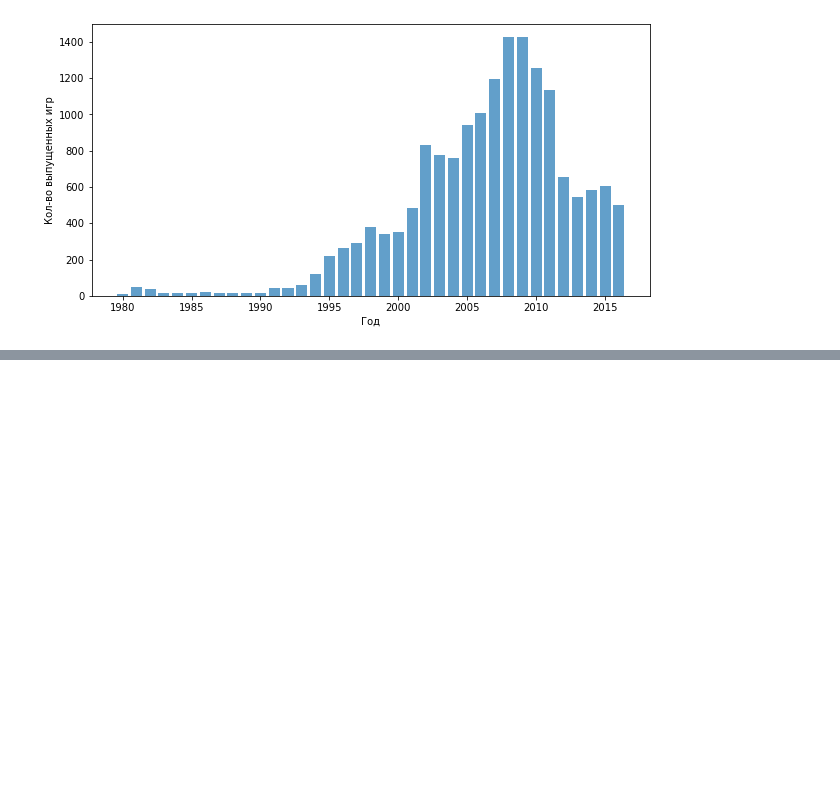
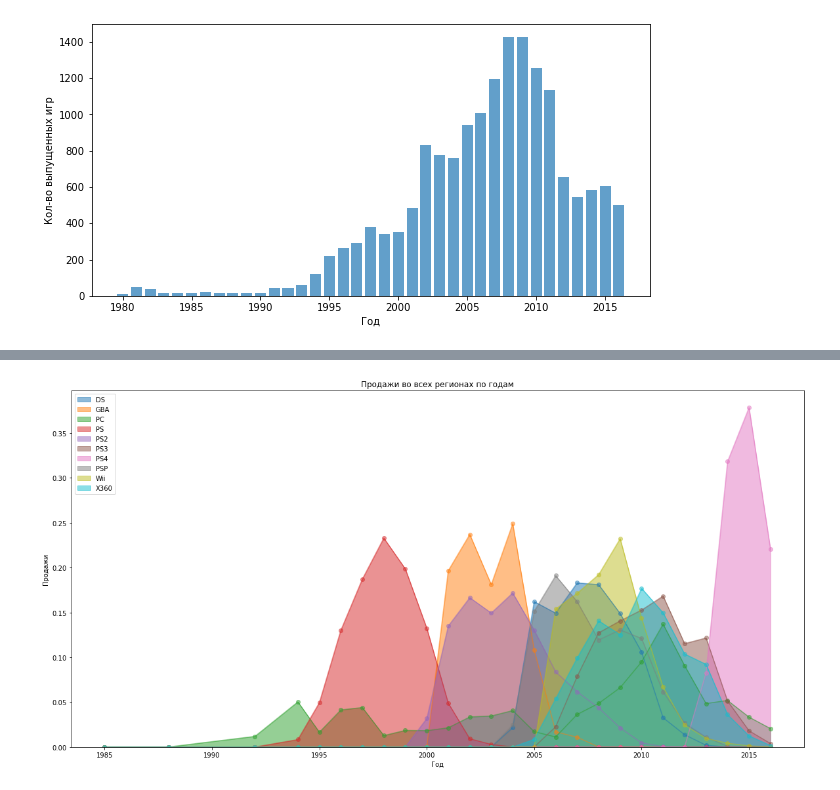
Before and after one commit to fomichev-a-d/yandex_practicum_projects, a Jupyter notebook: gamedev/games.ipynb, the cells around one changed output, grey strips where cells are left out. Cells and saved outputs as stored; diff of their text form; code cells hidden in the pictures; blank space fills up the shorter version.

```diff
--- a/gamedev/games.ipynb
+++ b/gamedev/games.ipynb
@@ -152,0 +139,15 @@ plt.show()
+# %%
+each_platform_pivot_by_year_percentage = pd.DataFrame()
+
+for platform in each_platform_pivot_by_year.columns:
+    each_platform_pivot_by_year_percentage[platform] = \
+    each_platform_pivot_by_year[platform] / each_platform_pivot_by_year[platform].sum()
+# %%
+each_platform_pivot_by_year_percentage.plot.area(figsize=(20,10),
+                                      xlabel = 'Год',
+                                      ylabel = 'Продажи',
+                                      title = 'Продажи во всех регионах по годам',
+                                      style = 'o-',
+                                      stacked=False);
+# %% [output]
+[figure, added]
```
Also changed, not shown: parts of 19 cells of this notebook.
